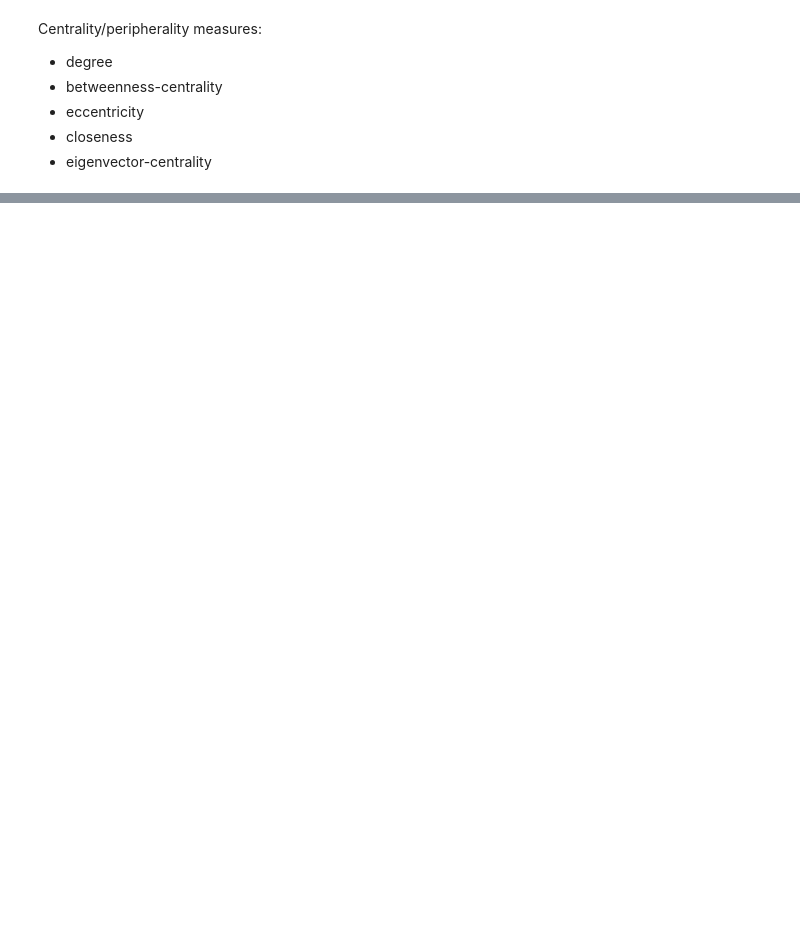
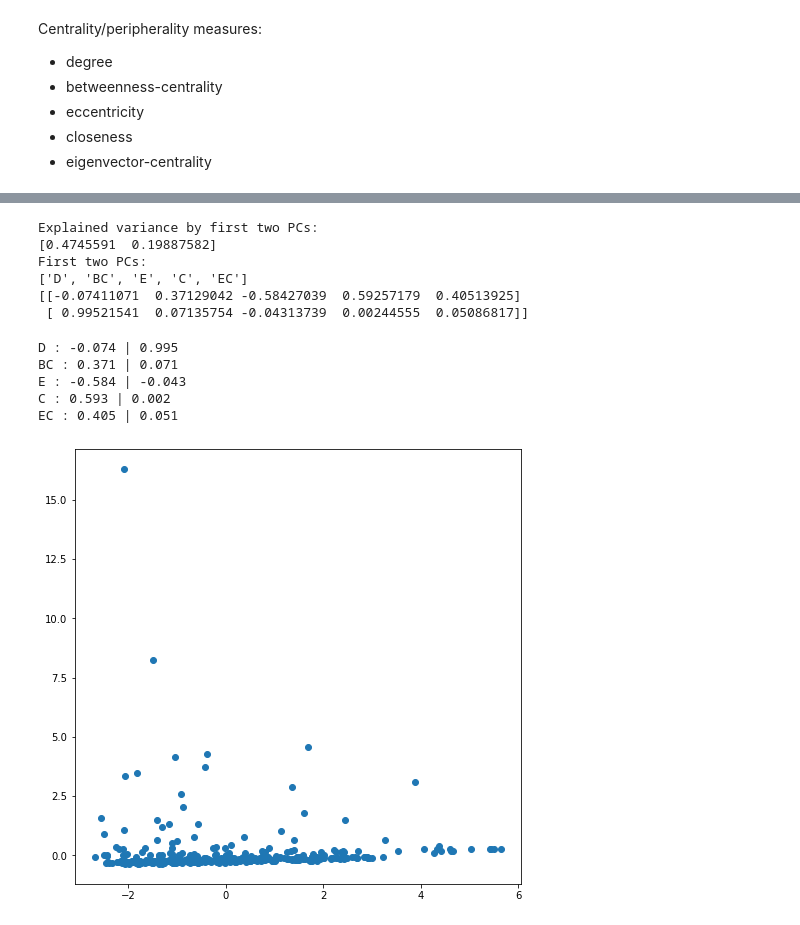
Before and after one commit to jw6602/GC-Project, a Jupyter notebook: playground.ipynb, the cells around one changed output, grey strips where cells are left out. Saved outputs shown, nothing was run; the diff lists cells and outputs as text; code cells hidden in the pictures; blank space fills up the shorter version.

```diff
--- a/playground.ipynb
+++ b/playground.ipynb
@@ -269,0 +377,38 @@ nx.draw(Gt1_mst, pos=nx.fruchterman_reingold_layout(Gt1_mst))
+# %%
+from sklearn.decomposition import PCA
+from sklearn.manifold import TSNE
+from sklearn.preprocessing import scale
+
+# preprocess the data to have zero mean and unit var.
+# (or do i have to normalize by L2/L1?)
+cen = scale(cen_noout)      # excludes the root-node ($CLX)
+pca = PCA(n_components=2)
+pca.fit(cen)
+
+print('Explained variance by first two PCs:')
+print(pca.explained_variance_ratio_)
+print('First two PCs:')
+print(centralities_names)
+print(pca.components_)
+# %% [output]
+Explained variance by first two PCs:
+[0.4745591  0.19887582]
+First two PCs:
+['D', 'BC', 'E', 'C', 'EC']
+[[-0.07411071  0.37129042 -0.58427039  0.59257179  0.40513925]
+ [ 0.99521541  0.07135754 -0.04313739  0.00244555  0.05086817]]
+# %%
+for cname, pc1, pc2 in zip(centralities_names, pca.components_[0],  pca.components_[1]):
+    print(cname, ': %.3f | %.3f' %(pc1, pc2))
+# %% [output]
+D : -0.074 | 0.995
+BC : 0.371 | 0.071
+E : -0.584 | -0.043
+C : 0.593 | 0.002
+EC : 0.405 | 0.051
+# %%
+DR = pca.transform(cen)
+plt.figure(figsize=(8,8))
+plt.scatter(DR[:,0], DR[:,1]);
+# %% [output]
+[figure, added]
```
Also changed, not shown: parts of 23 cells of this notebook, 1 other file.
